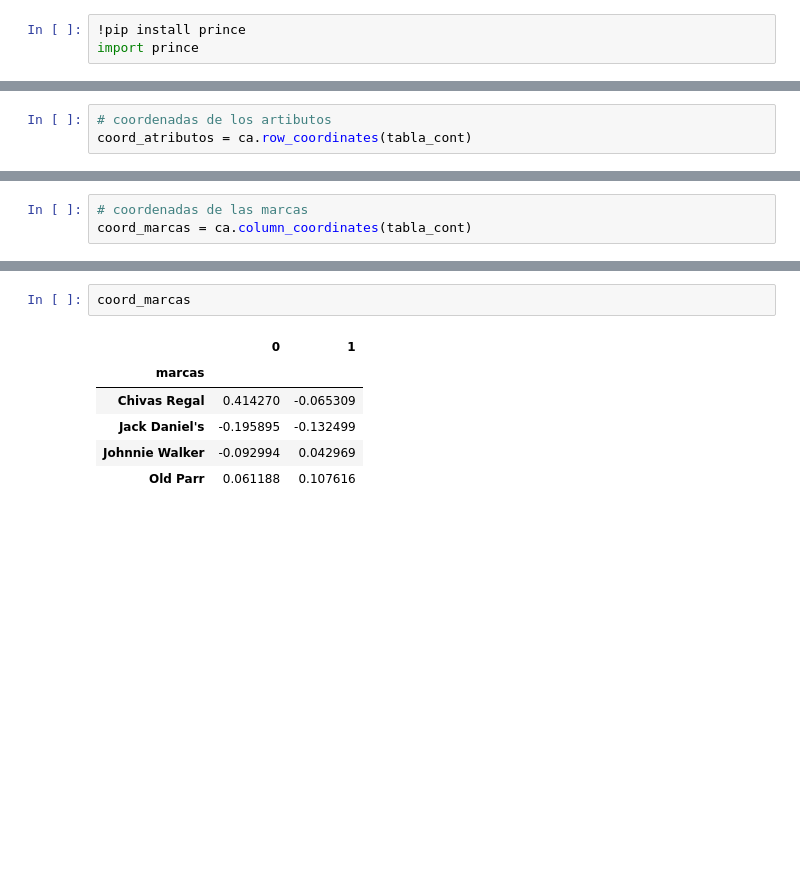
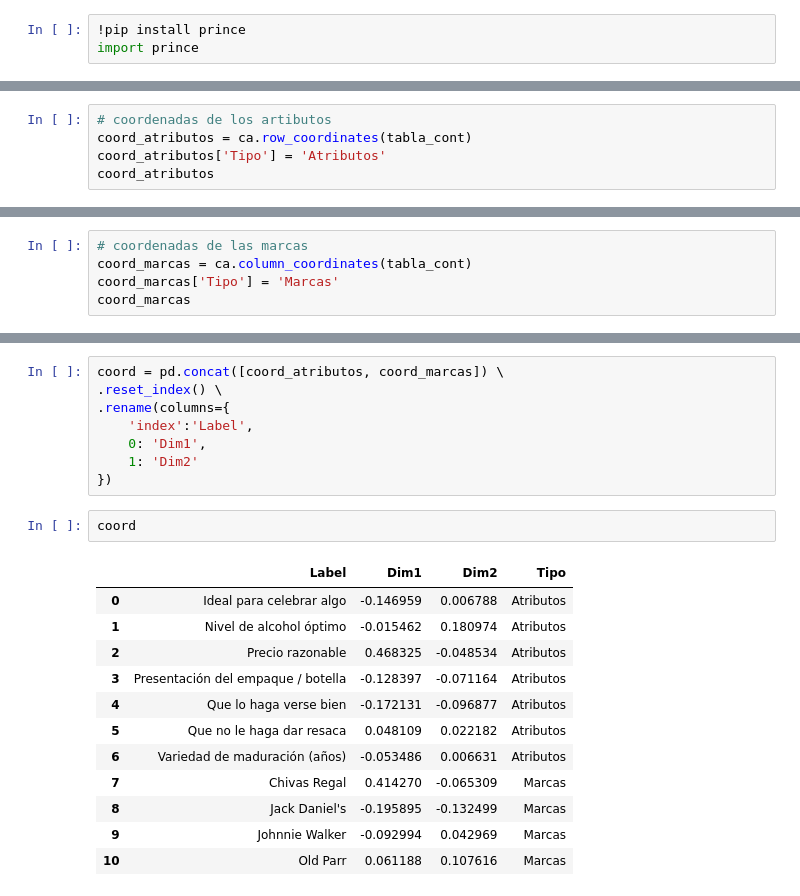
Before and after one commit to auzaluis/upsa_mod_202501, a Jupyter notebook: whisky/01_script_anacor_whisky.ipynb, the cells around one changed output, grey strips where cells are left out. Drawn from its saved outputs; the diff is of its cells as text; blank space fills up the shorter version.

```diff
--- a/whisky/01_script_anacor_whisky.ipynb
+++ b/whisky/01_script_anacor_whisky.ipynb
@@ -53,3 +60,5 @@ ca = ca.fit(tabla_cont)
 # %%
 # coordenadas de los artibutos
 coord_atributos = ca.row_coordinates(tabla_cont)
+coord_atributos['Tipo'] = 'Atributos'
+coord_atributos
@@ -68,3 +75,5 @@ coord_atributos
 # %%
 # coordenadas de las marcas
 coord_marcas = ca.column_coordinates(tabla_cont)
+coord_marcas['Tipo'] = 'Marcas'
+coord_marcas
@@ -71,9 +87,23 @@ coord_marcas = ca.column_coordinates(tabla_cont)
-# %%
-coord_marcas
-# %% [output]
-|  | 0 | 1 |
-| marcas |  |  |
-| Chivas Regal | 0.414270 | -0.065309 |
-| Jack Daniel's | -0.195895 | -0.132499 |
-| Johnnie Walker | -0.092994 | 0.042969 |
-| Old Parr | 0.061188 | 0.107616 |
+# %%
+coord = pd.concat([coord_atributos, coord_marcas]) \
+.reset_index() \
+.rename(columns={
+    'index':'Label',
+    0: 'Dim1',
+    1: 'Dim2'
+})
+# %%
+coord
+# %% [output]
+|  | Label | Dim1 | Dim2 | Tipo |
+| 0 | Ideal para celebrar algo | -0.146959 | 0.006788 | Atributos |
+| 1 | Nivel de alcohol óptimo | -0.015462 | 0.180974 | Atributos |
+| 2 | Precio razonable | 0.468325 | -0.048534 | Atributos |
+| 3 | Presentación del empaque / botella | -0.128397 | -0.071164 | Atributos |
+| 4 | Que lo haga verse bien | -0.172131 | -0.096877 | Atributos |
+| 5 | Que no le haga dar resaca | 0.048109 | 0.022182 | Atributos |
+| 6 | Variedad de maduración (años) | -0.053486 | 0.006631 | Atributos |
+| 7 | Chivas Regal | 0.414270 | -0.065309 | Marcas |
+| 8 | Jack Daniel's | -0.195895 | -0.132499 | Marcas |
+| 9 | Johnnie Walker | -0.092994 | 0.042969 | Marcas |
+| 10 | Old Parr | 0.061188 | 0.107616 | Marcas |
```
Also changed, not shown: parts of 6 cells of this notebook.
